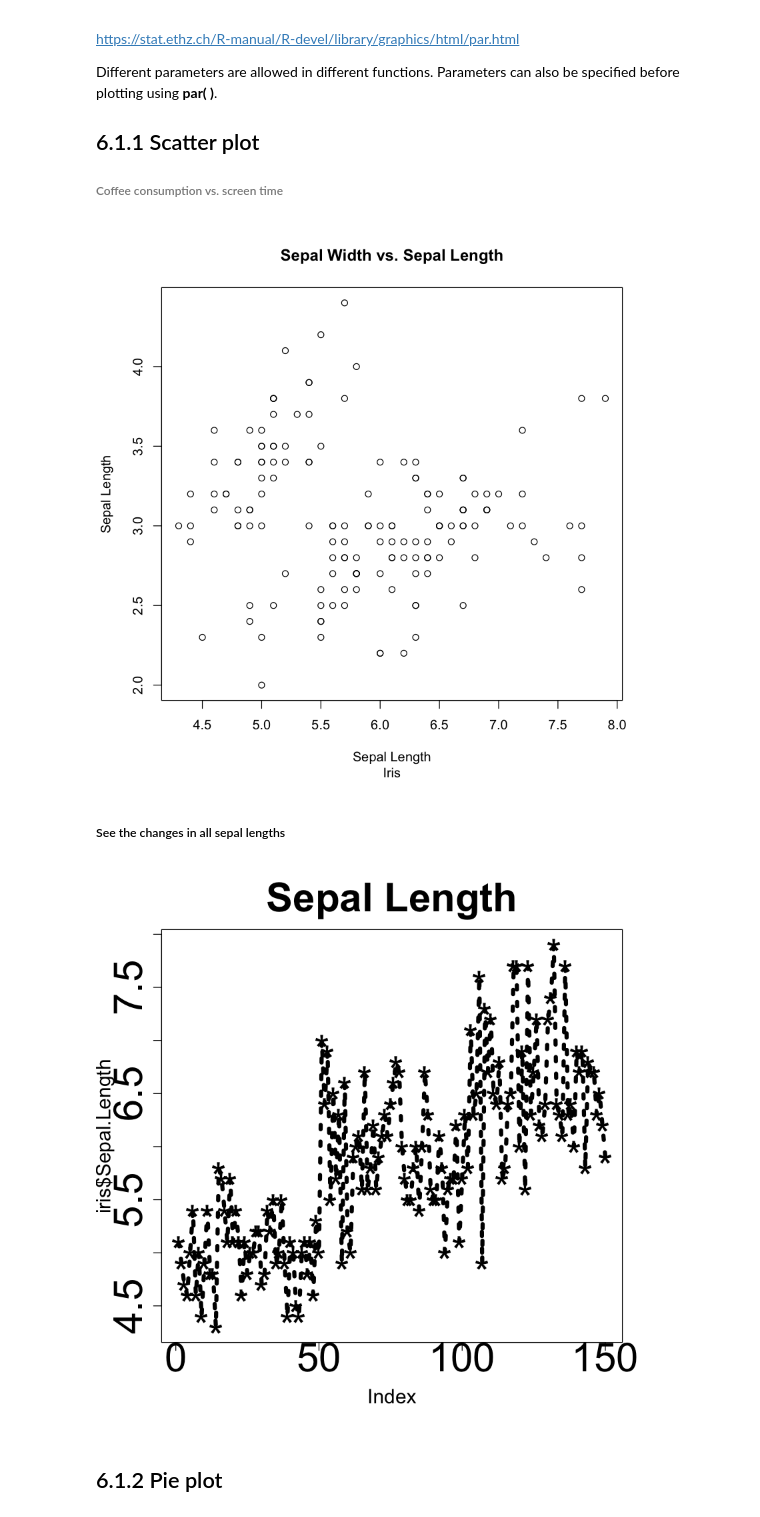
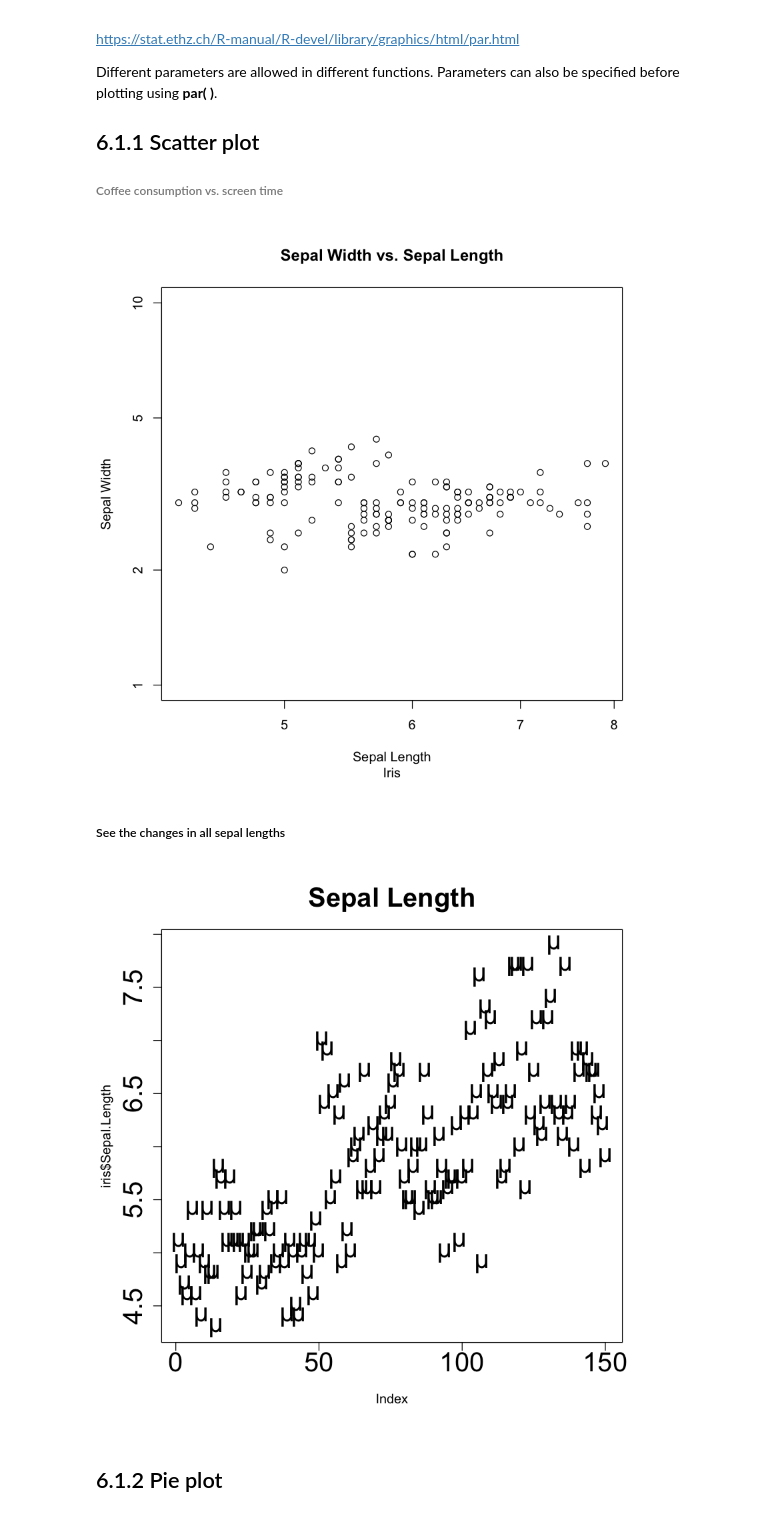
Before and after one commit to ly129/EPIB613_2019, a Jupyter notebook: Lecture6.ipynb, the cells around one changed output. Drawn from its saved outputs; the diff is of its cells as text; code cells hidden in the pictures.

```diff
--- a/Lecture6.ipynb
+++ b/Lecture6.ipynb
@@ -83,32 +83,32 @@ plot(x = iris$Sepal.Length, y = iris$Sepal.Width,
      main = "Sepal Width vs. Sepal Length",    # Title
      sub = "Iris",                             # Sub title
      xlim = range(iris$Sepal.Length),          # limits of x-axis
-#      ylim =,                                   # Limits of y-axis
+     ylim = c(1, 10),                                   # Limits of y-axis
      xlab = "Sepal Length",                    # Label of x-axis
-     ylab = "Sepal Length",                    # Label of y-axis
-#      log = "x"                                 # Axis to be set on log scale
+     ylab = "Sepal Width",                    # Label of y-axis
+     log = "xy"                                 # Axis to be set on log scale
 )
 # x and y are arguments - these two are sufficient for a plot
 # In this plot, I specified some most basic graphical parameters.
 # %% [output]
-[figure, old version]
+[figure, new version]
 # %% [markdown]
 ##### See the changes in all sepal lengths
 # %%
 # Some parameters related to text and plot size.
 plot(iris$Sepal.Length,
-     type = "o",    # Type of plot, default is points.
-     pch = "*",     # plotting symbols, 1~25 plus anything you want.
-     cex = 3,       # Plotting text and symbol size
-     cex.axis = 3,  # Axis annotation size
+     type = "p",    # Type of plot, default is points.
+     pch = "µ",     # plotting symbols, 1~25 plus anything you want.
+     cex = 2,       # Plotting text and symbol size
+     cex.axis = 2,  # Axis annotation size
      main = "Sepal Length",
-     cex.main = 3,  # Title text size
-     cex.lab = 1.5, # Axis label size
-     lwd = 5,       # Line width
-     lty = 3
+     cex.main = 2,  # Title text size
+     cex.lab = 1,   # Axis label size
+     lwd = 1,       # Line width
+     lty = 4
 )
 # %% [output]
-[figure, old version]
+[figure, new version]
 # %% [markdown]
 ## 6.1.2 Pie plot
 # %%
```
Also changed, not shown: parts of 9 cells of this notebook, 3 other files.
